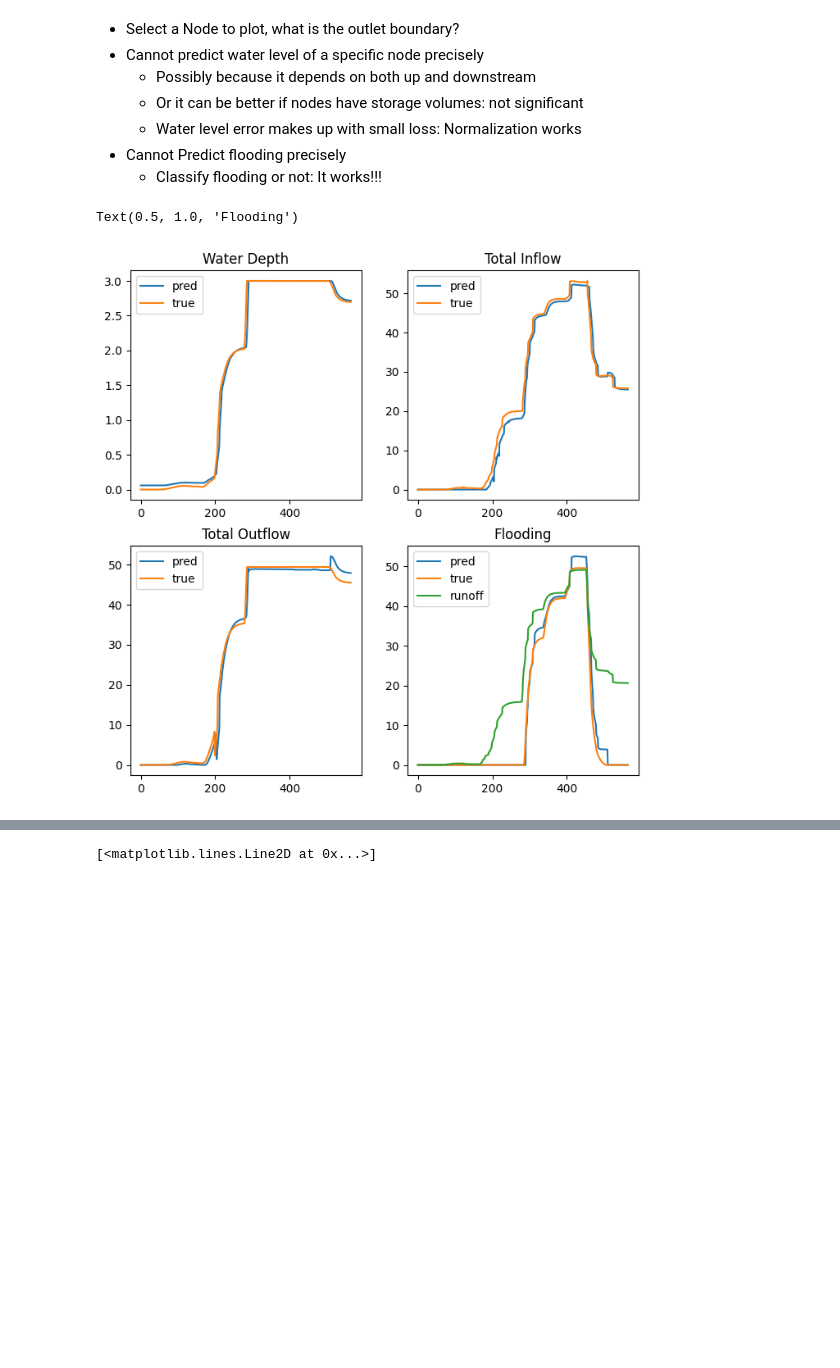
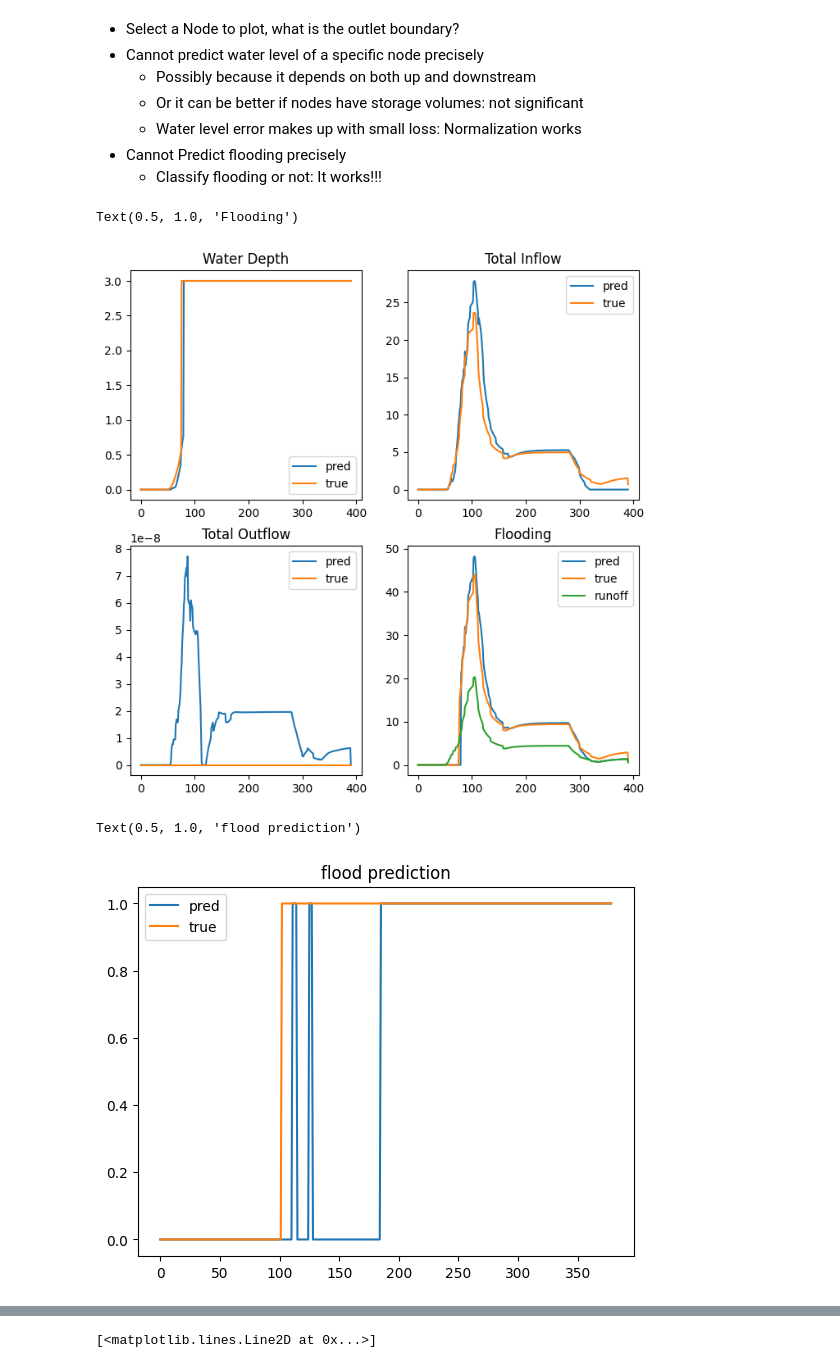
Before and after one commit to Zhiyu014/GNN-UDS, a Jupyter notebook: surrogate/test.ipynb, the cells around one changed output, grey strips where cells are left out. Cells and saved outputs as stored; diff of their text form; code cells hidden in the pictures; blank space fills up the shorter version.

```diff
--- a/surrogate/test.ipynb
+++ b/surrogate/test.ipynb
@@ -66,7 +69,6 @@ inp = read_inp_file('./envs/network/shunqing/shunqing.inp')
 # %%
-nodes = [k for k in inp.JUNCTIONS]
-idx = nodes.index('jd22')
-seq = 0
+idx = nodes.index('jd60')
+seq = -1
 
 fig,((ax1,ax2),(ax3,ax4)) = plt.subplots(2,2,figsize=(8,8))
 
@@ -92,6 +94,16 @@ ax4.legend()
 ax4.set_title('Flooding')
 # %% [output]
 Text(0.5, 1.0, 'Flooding')
-[figure, old version]
+[figure, new version]
+# %%
+seq = 0
+
+plt.plot(np.argmax(pred[:,seq,...].mean(axis=1)[:,-2:],axis=-1),label='pred')
+plt.plot(np.argmax(true[:,seq,...].mean(axis=1)[:,-2:],axis=-1),label='true')
+plt.legend()
+plt.title('flood prediction')
+# %% [output]
+Text(0.5, 1.0, 'flood prediction')
+[figure, added]
 # %%
 hmax = np.array([v.MaxDepth for _,v in inp.JUNCTIONS.items()])
```
Also changed, not shown: parts of 13 cells of this notebook, 30 other files.
